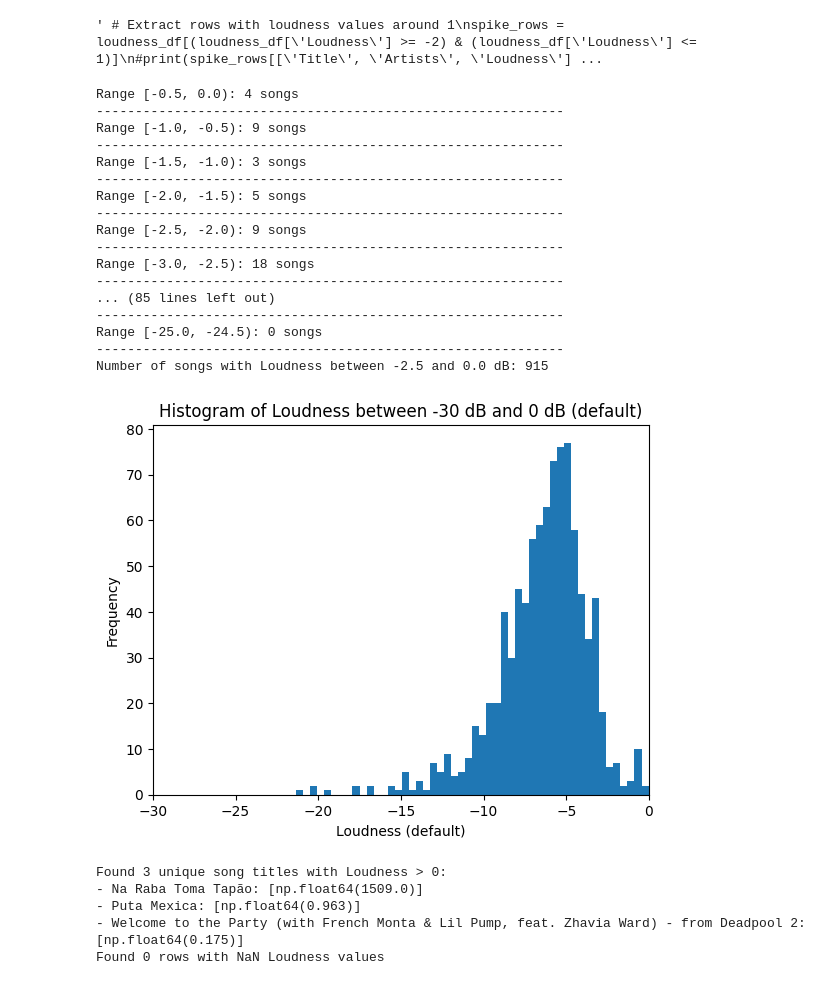
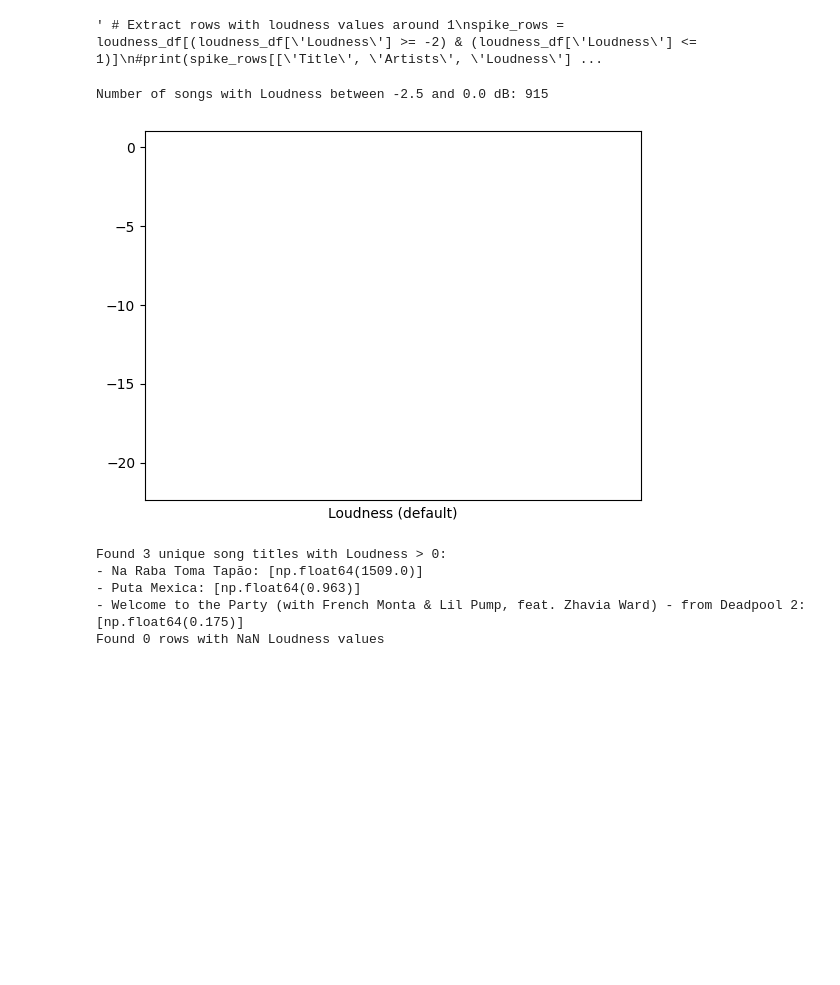
Before and after one commit to mickey59/AML_Spotify, a Jupyter notebook: loundessClean.ipynb, the cells around one changed output. Cells and saved outputs as stored; diff of their text form; code cells hidden in the pictures; blank space fills up the shorter version.

```diff
--- a/loundessClean.ipynb
+++ b/loundessClean.ipynb
@@ -75,39 +76,25 @@ print(f"Total unique outlier titles: {len(unique_outlier_titles)}") """
 ' # Extract rows with loudness values around 1\nspike_rows = loudness_df[(loudness_df[\'Loudness\'] >= -2) & (loudness_df[\'Loudness\'] <= 1)]\n#print(spike_rows[[\'Title\', \'Artists\', \'Loudness\'] ...
 # %%
 # find range of songs in half db intervals
-bins = [(s, s + 0.5) for s in np.arange(-25.0, 0.0, 0.5)]
+""" bins = [(s, s + 0.5) for s in np.arange(-25.0, 0.0, 0.5)]
 for low, high in reversed(bins):
     clippedDF = loudness_df[(loudness_df['Loudness'] >= low) & (loudness_df['Loudness'] < high)]
     print(f"Range [{low:.1f}, {high:.1f}): {len(clippedDF)} songs")
-    print('-' * 60)
+    print('-' * 60) """
 
 clippedDF = loudness_df[(loudness_df['Loudness'] > -30.0) & (loudness_df['Loudness'] < 0.0)]
 # print number of songs in clippedDF
 print(f"Number of songs with Loudness between -2.5 and 0.0 dB: {len(clippedDF)}")
 clippedDF["Loudness"].plot(kind="hist", bins=50, xlim=(-30, 0))
 plt.xlabel("Loudness (default)")
-plt.title("Histogram of Loudness between -30 dB and 0 dB (default)")
+#plt.title("Histogram of Loudness between -30 dB and 0 dB (default)")
 # show plot
-plt.show()
+# save plot as png
+plt.savefig("loudness_histogram_clipped.png", dpi=300, bbox_inches="tight")
+plt.show
 # %% [output]
-Range [-0.5, 0.0): 4 songs
-------------------------------------------------------------
-Range [-1.0, -0.5): 9 songs
-------------------------------------------------------------
-Range [-1.5, -1.0): 3 songs
-------------------------------------------------------------
-Range [-2.0, -1.5): 5 songs
-------------------------------------------------------------
-Range [-2.5, -2.0): 9 songs
-------------------------------------------------------------
-Range [-3.0, -2.5): 18 songs
-------------------------------------------------------------
-... (85 lines left out)
-------------------------------------------------------------
-Range [-25.0, -24.5): 0 songs
-------------------------------------------------------------
 Number of songs with Loudness between -2.5 and 0.0 dB: 915
-[figure, old version]
+[figure, new version]
 # %%
 # search for outliers
 # get unique song titles for loudness > 0
```
Also changed, not shown: parts of 2 cells of this notebook, 10 other files.
